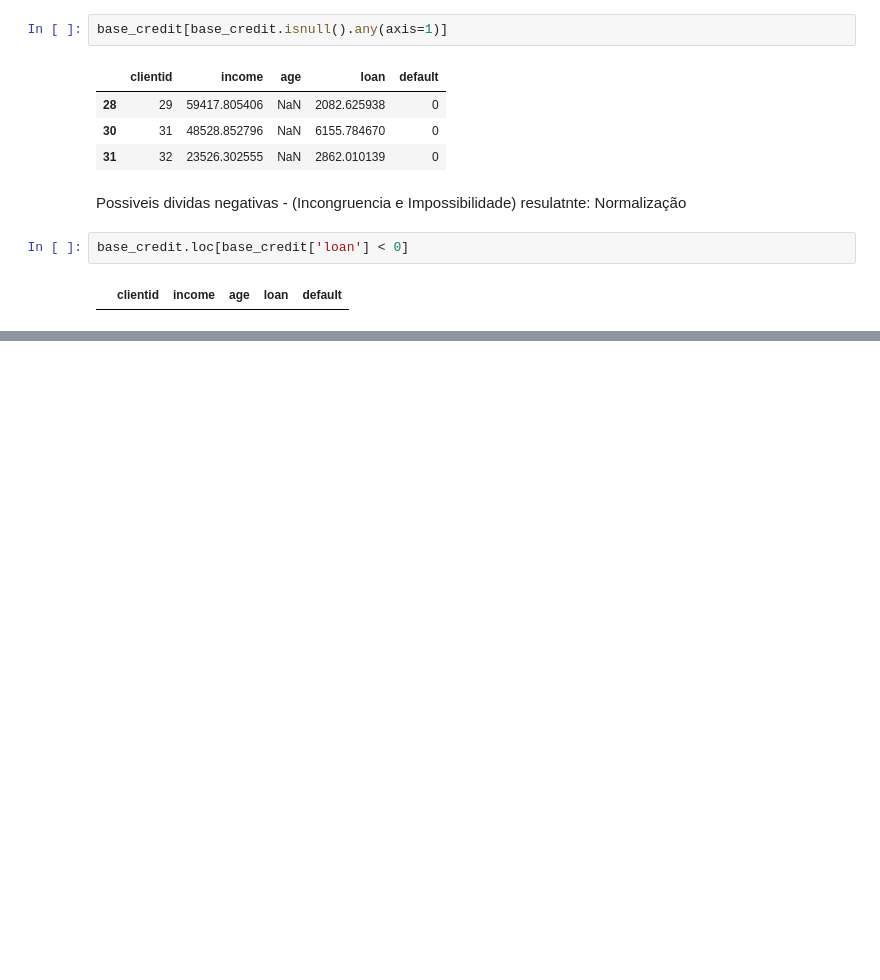
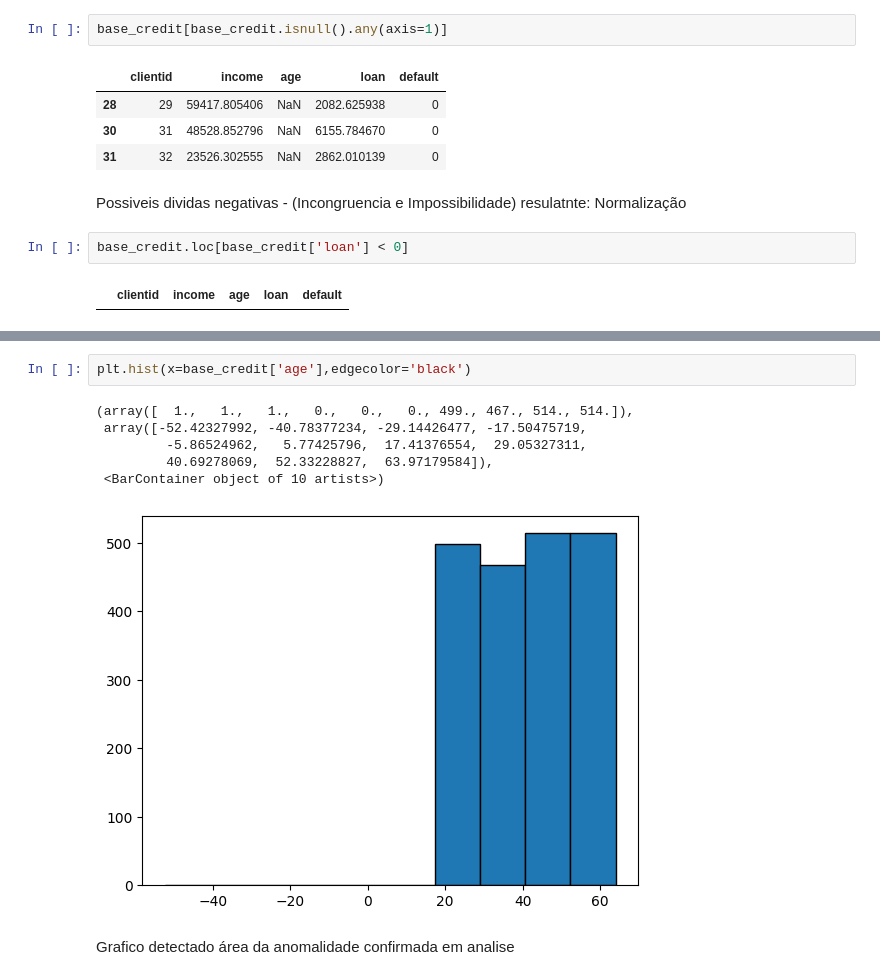
Before and after one commit to LuizGustavoReis/am-t4-s1a2026, a Jupyter notebook: aula0407_amt4.ipynb, the cells around one changed output, grey strips where cells are left out. Saved outputs shown, nothing was run; the diff lists cells and outputs as text; blank space fills up the shorter version.

```diff
--- a/aula0407_amt4.ipynb
+++ b/aula0407_amt4.ipynb
@@ -94,0 +125,11 @@ base_credit.loc[base_credit['loan'] < 0]
+# %%
+plt.hist(x=base_credit['age'],edgecolor='black')
+# %% [output]
+(array([  1.,   1.,   1.,   0.,   0.,   0., 499., 467., 514., 514.]),
+ array([-52.42327992, -40.78377234, -29.14426477, -17.50475719,
+         -5.86524962,   5.77425796,  17.41376554,  29.05327311,
+         40.69278069,  52.33228827,  63.97179584]),
+ <BarContainer object of 10 artists>)
+[figure, added]
+# %% [markdown]
+Grafico detectado área da anomalidade confirmada em analise
```
Also changed, not shown: parts of 8 cells of this notebook.
